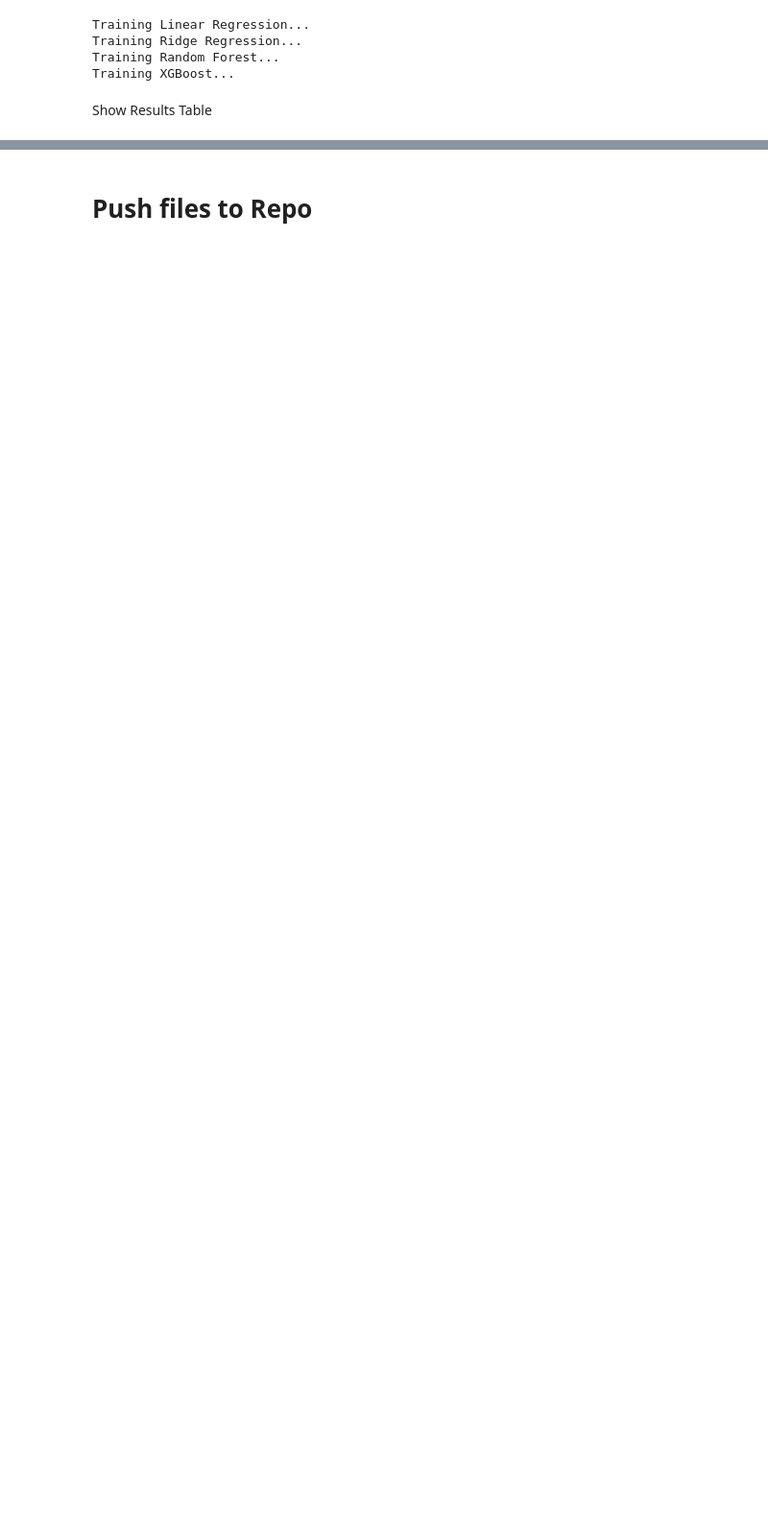
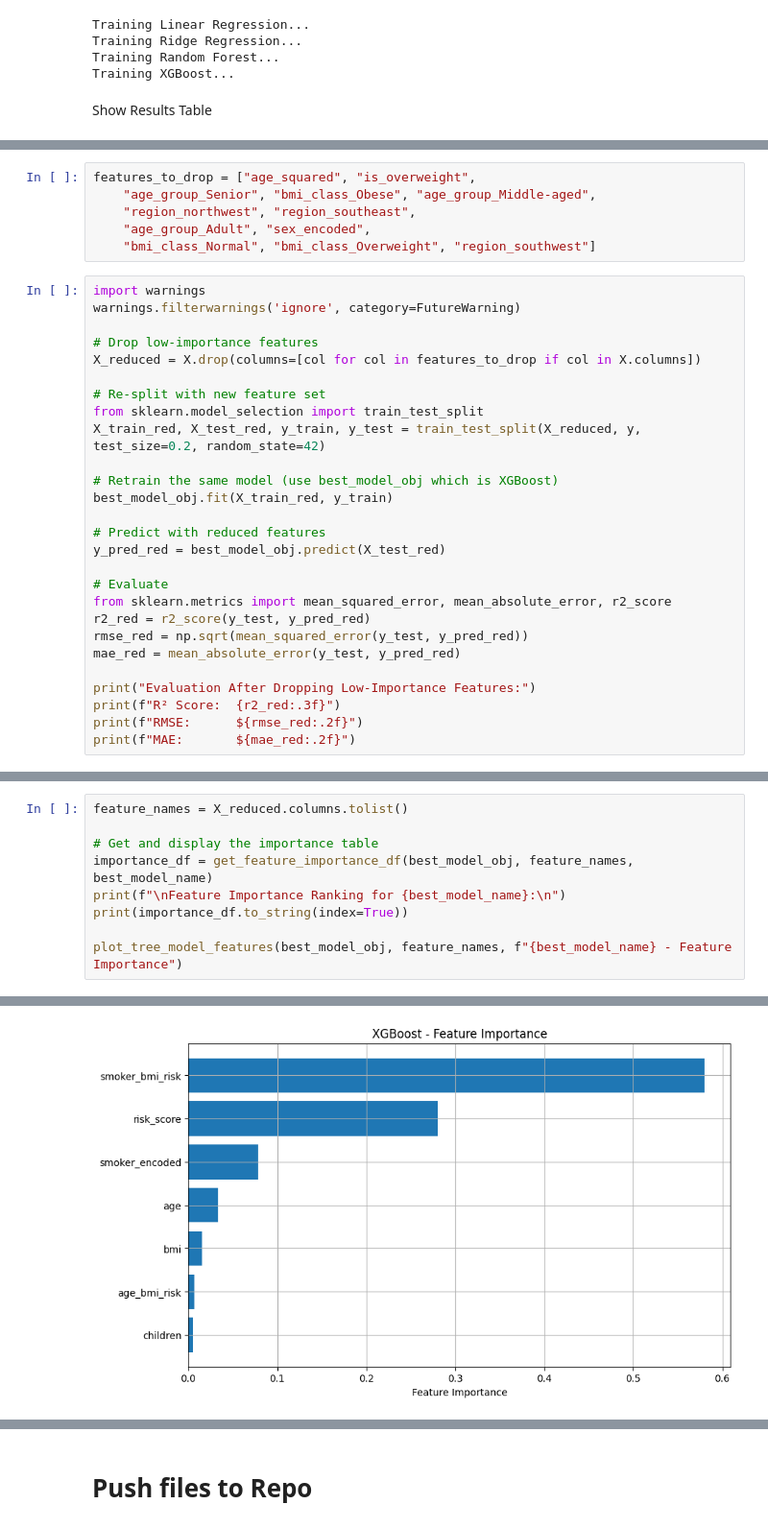
Before and after one commit to Jonatas-01/medical-insurance-prediction, a Jupyter notebook: jupyter_notebooks/05 - ModelingEvaluation.ipynb, the cells around one changed output, grey strips where cells are left out. Shown: that part at 96% size. Cells and saved outputs as stored; diff of their text form; blank space fills up the shorter version.

Commit message:
Modeling and Evaluation notebook

```diff
--- a/jupyter_notebooks/05 - ModelingEvaluation.ipynb
+++ b/jupyter_notebooks/05 - ModelingEvaluation.ipynb
@@ -240,0 +281,33 @@ Best Model: XGBoost
+# %%
+features_to_drop = ["age_squared", "is_overweight",
+    "age_group_Senior", "bmi_class_Obese", "age_group_Middle-aged",
+    "region_northwest", "region_southeast",
+    "age_group_Adult", "sex_encoded",
+    "bmi_class_Normal", "bmi_class_Overweight", "region_southwest"]
+# %%
+import warnings
+warnings.filterwarnings('ignore', category=FutureWarning)
+
+# Drop low-importance features
+X_reduced = X.drop(columns=[col for col in features_to_drop if col in X.columns])
+
+# Re-split with new feature set
+from sklearn.model_selection import train_test_split
+X_train_red, X_test_red, y_train, y_test = train_test_split(X_reduced, y, test_size=0.2, random_state=42)
+
+# Retrain the same model (use best_model_obj which is XGBoost)
+best_model_obj.fit(X_train_red, y_train)
+
+# Predict with reduced features
+y_pred_red = best_model_obj.predict(X_test_red)
+
+# Evaluate
+from sklearn.metrics import mean_squared_error, mean_absolute_error, r2_score
+r2_red = r2_score(y_test, y_pred_red)
+rmse_red = np.sqrt(mean_squared_error(y_test, y_pred_red))
+mae_red = mean_absolute_error(y_test, y_pred_red)
+
+print("Evaluation After Dropping Low-Importance Features:")
+print(f"R² Score:  {r2_red:.3f}")
+print(f"RMSE:      ${rmse_red:.2f}")
+print(f"MAE:       ${mae_red:.2f}")
@@ -240,0 +323,10 @@ Best Model: XGBoost
+# %%
+feature_names = X_reduced.columns.tolist()
+
+# Get and display the importance table
+importance_df = get_feature_importance_df(best_model_obj, feature_names, best_model_name)
+print(f"\nFeature Importance Ranking for {best_model_name}:\n")
+print(importance_df.to_string(index=True))
+
+plot_tree_model_features(best_model_obj, feature_names, f"{best_model_name} - Feature Importance")
+# %% [output]
@@ -240,0 +343 @@ Best Model: XGBoost
+[figure, added]
```
Also changed, not shown: parts of 30 cells of this notebook, 8 other files.
